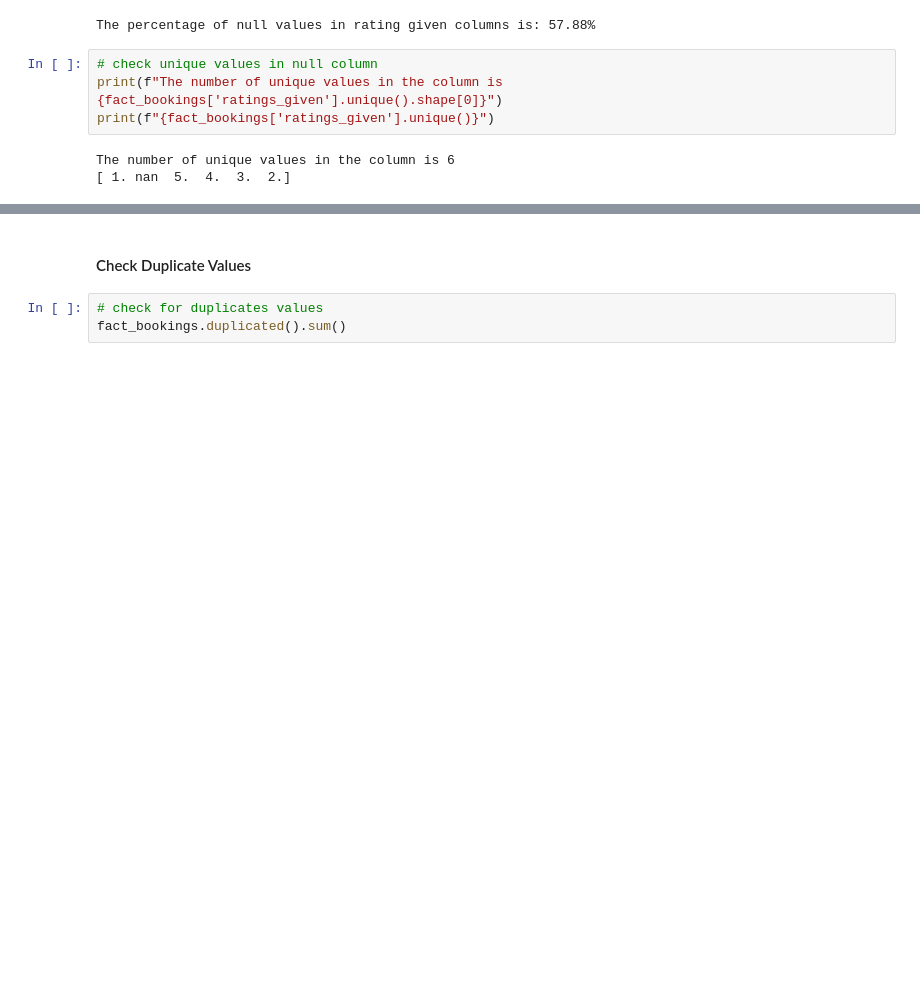
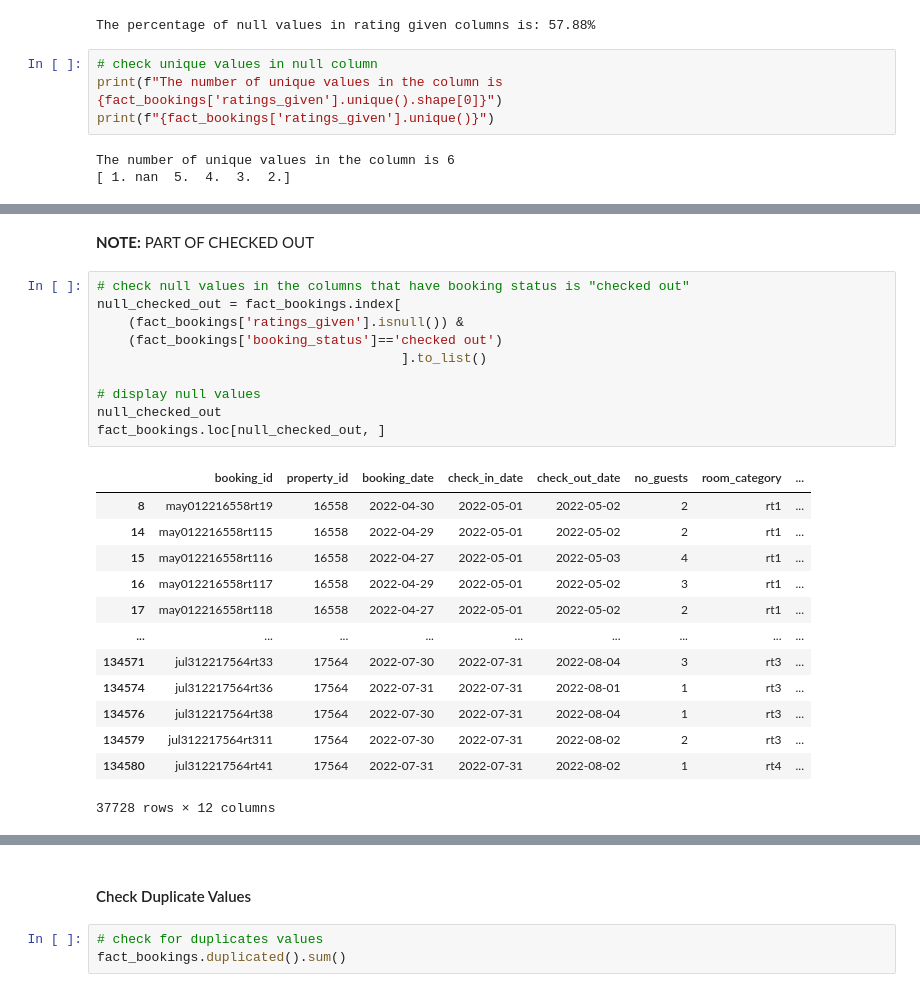
Before and after one commit to WalterEdwardd/AtliQ_Grands_Hospitality_Revenue_Strategy_Project, a Jupyter notebook: scripts/processed.ipynb, the cells around one changed output, grey strips where cells are left out. Cells and saved outputs as stored; diff of their text form; blank space fills up the shorter version.

```diff
--- a/scripts/processed.ipynb
+++ b/scripts/processed.ipynb
@@ -1299,0 +1340,27 @@ fact_bookings.groupby(['booking_status','ratings_given']).agg(count=('booking_id
+# %% [markdown]
+**NOTE:**
+PART OF CHECKED OUT
+# %%
+# check null values in the columns that have booking status is "checked out"
+null_checked_out = fact_bookings.index[
+    (fact_bookings['ratings_given'].isnull()) &
+    (fact_bookings['booking_status']=='checked out')
+                                       ].to_list()
+
+# display null values
+null_checked_out
+fact_bookings.loc[null_checked_out, ]
+# %% [output]
+|  | booking_id | property_id | booking_date | check_in_date | check_out_date | no_guests | room_category | ... |
+| 8 | may012216558rt19 | 16558 | 2022-04-30 | 2022-05-01 | 2022-05-02 | 2 | rt1 | ... |
+| 14 | may012216558rt115 | 16558 | 2022-04-29 | 2022-05-01 | 2022-05-02 | 2 | rt1 | ... |
+| 15 | may012216558rt116 | 16558 | 2022-04-27 | 2022-05-01 | 2022-05-03 | 4 | rt1 | ... |
+| 16 | may012216558rt117 | 16558 | 2022-04-29 | 2022-05-01 | 2022-05-02 | 3 | rt1 | ... |
+| 17 | may012216558rt118 | 16558 | 2022-04-27 | 2022-05-01 | 2022-05-02 | 2 | rt1 | ... |
+| ... | ... | ... | ... | ... | ... | ... | ... | ... |
+| 134571 | jul312217564rt33 | 17564 | 2022-07-30 | 2022-07-31 | 2022-08-04 | 3 | rt3 | ... |
+| 134574 | jul312217564rt36 | 17564 | 2022-07-31 | 2022-07-31 | 2022-08-01 | 1 | rt3 | ... |
+| 134576 | jul312217564rt38 | 17564 | 2022-07-30 | 2022-07-31 | 2022-08-04 | 1 | rt3 | ... |
+| 134579 | jul312217564rt311 | 17564 | 2022-07-30 | 2022-07-31 | 2022-08-02 | 2 | rt3 | ... |
+| 134580 | jul312217564rt41 | 17564 | 2022-07-31 | 2022-07-31 | 2022-08-02 | 1 | rt4 | ... |
+37728 rows × 12 columns
```
Also changed, not shown: parts of 11 cells of this notebook.
